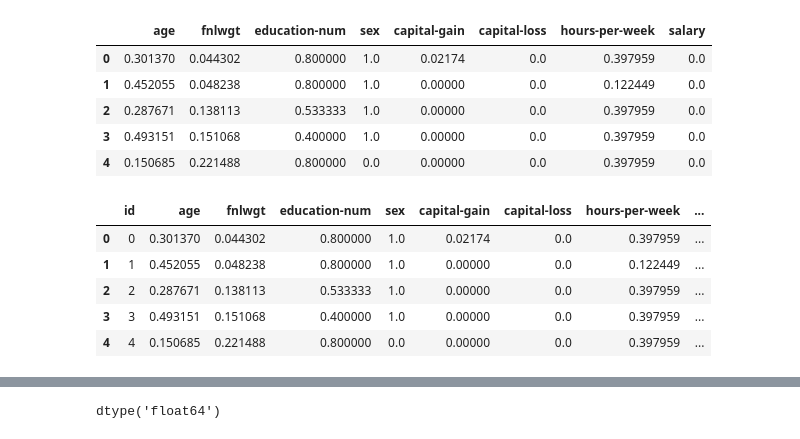
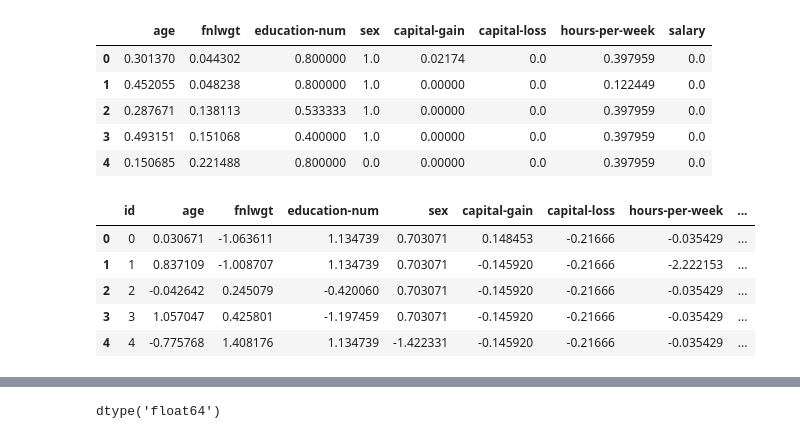
Before and after one commit to Comp551-mini1/p1, a Jupyter notebook: Proj1_merge.ipynb, the cells around one changed output, grey strips where cells are left out. Saved outputs shown, nothing was run; the diff lists cells and outputs as text; code cells hidden in the pictures.

```diff
--- a/Proj1_merge.ipynb
+++ b/Proj1_merge.ipynb
@@ -455,17 +439,17 @@ categorical_subset_ord.insert(0, 'id', range(0, 0 + len(categorical_subset_ord))
 #Choose conbinations
 # %%
 # Merge datasets
-df_feature = pd.merge(df_int_nrm,categorical_subset_ord, on=["id"])
+df_feature = pd.merge(df_int_std,categorical_subset_ord, on=["id"])
 
 # Show the the tope 5 obersrvation of the dataset
 df_feature.head(5)
 # %% [output]
 |  | id | age | fnlwgt | education-num | sex | capital-gain | capital-loss | hours-per-week | ... |
-| 0 | 0 | 0.301370 | 0.044302 | 0.800000 | 1.0 | 0.02174 | 0.0 | 0.397959 | ... |
-| 1 | 1 | 0.452055 | 0.048238 | 0.800000 | 1.0 | 0.00000 | 0.0 | 0.122449 | ... |
-| 2 | 2 | 0.287671 | 0.138113 | 0.533333 | 1.0 | 0.00000 | 0.0 | 0.397959 | ... |
-| 3 | 3 | 0.493151 | 0.151068 | 0.400000 | 1.0 | 0.00000 | 0.0 | 0.397959 | ... |
-| 4 | 4 | 0.150685 | 0.221488 | 0.800000 | 0.0 | 0.00000 | 0.0 | 0.397959 | ... |
+| 0 | 0 | 0.030671 | -1.063611 | 1.134739 | 0.703071 | 0.148453 | -0.21666 | -0.035429 | ... |
+| 1 | 1 | 0.837109 | -1.008707 | 1.134739 | 0.703071 | -0.145920 | -0.21666 | -2.222153 | ... |
+| 2 | 2 | -0.042642 | 0.245079 | -0.420060 | 0.703071 | -0.145920 | -0.21666 | -0.035429 | ... |
+| 3 | 3 | 1.057047 | 0.425801 | -1.197459 | 0.703071 | -0.145920 | -0.21666 | -0.035429 | ... |
+| 4 | 4 | -0.775768 | 1.408176 | 1.134739 | -1.422331 | -0.145920 | -0.21666 | -0.035429 | ... |
 # %%
 #drop id column
 df_feature.drop('id',axis='columns', inplace=True)
```
Also changed, not shown: parts of 26 cells of this notebook.
